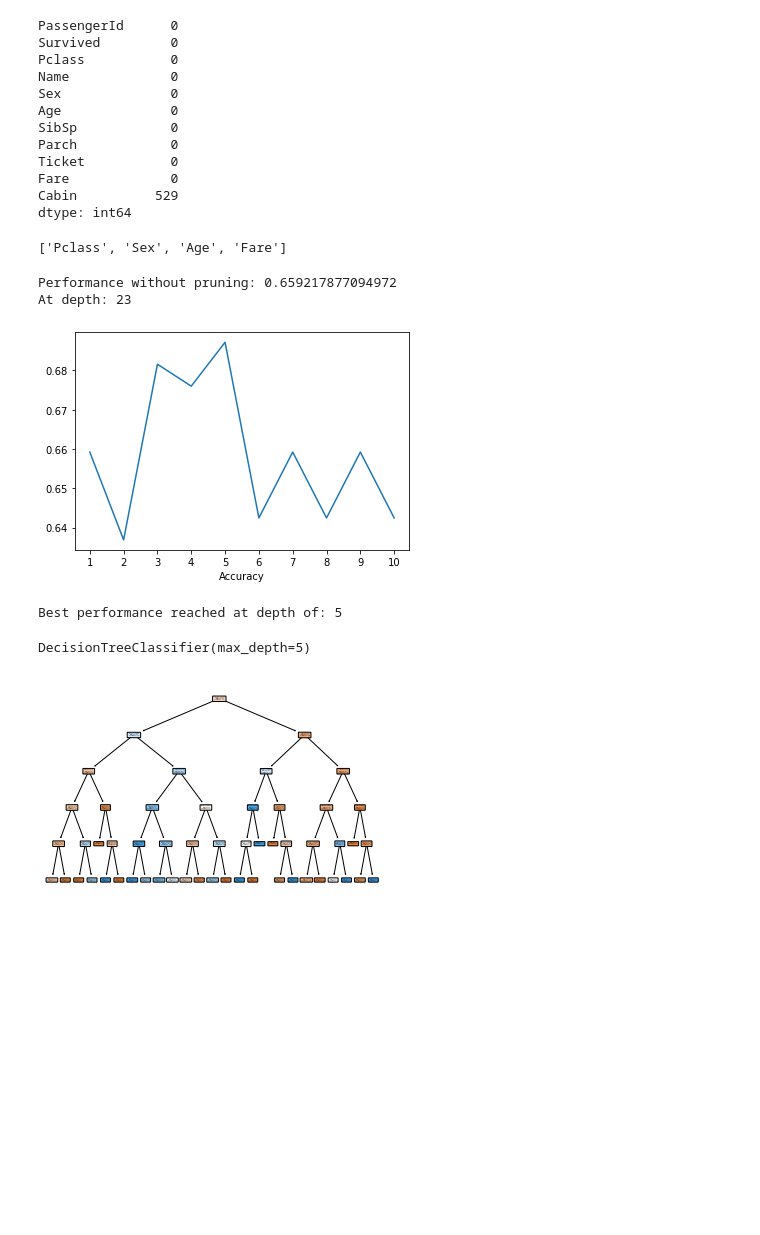
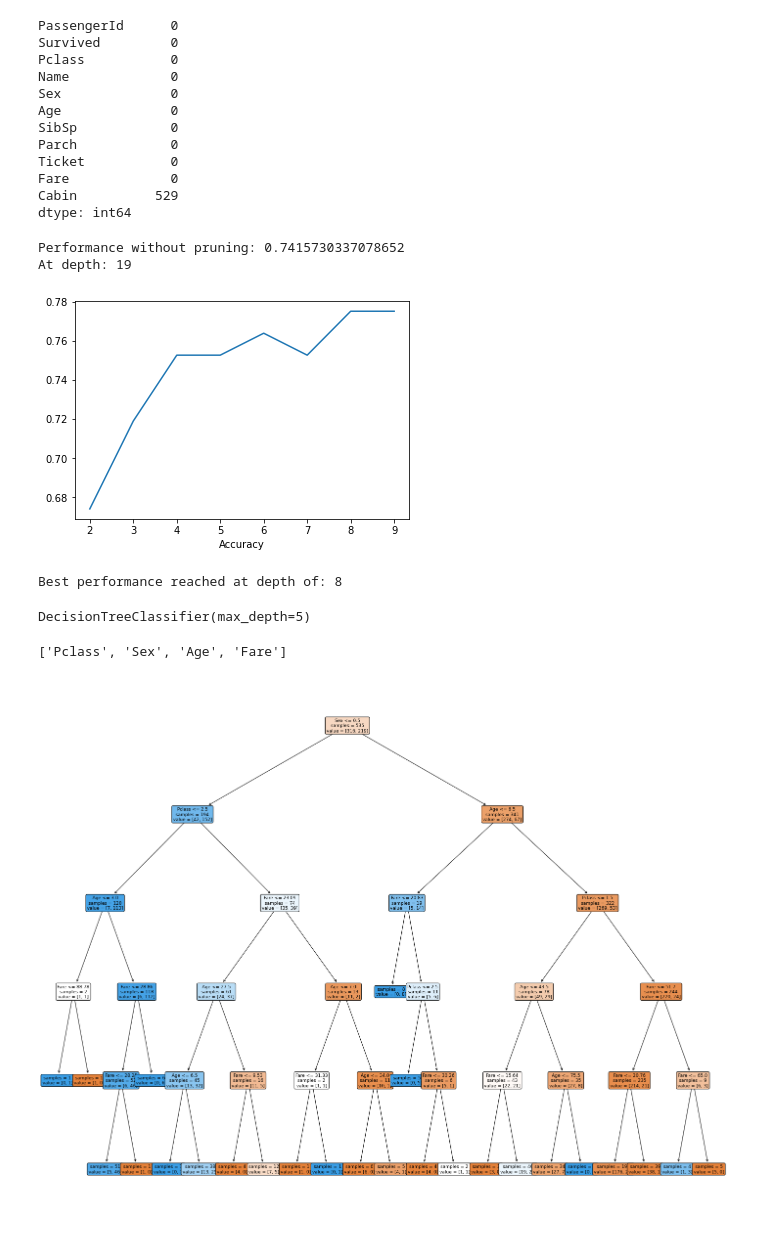
Before and after one commit to joneyemcl/Decision-Tree-experimentation, a Jupyter notebook: task1_tree.ipynb, the cells around one changed output. Cells and saved outputs as stored; diff of their text form; code cells hidden in the pictures; blank space fills up the shorter version.

Commit message:
reporting accuracy on the test set

```diff
--- a/task1_tree.ipynb
+++ b/task1_tree.ipynb
@@ -77,32 +72,29 @@ Ticket           0
 Fare             0
 Cabin          529
 dtype: int64
-# %%
-column_names = data.columns
-column_positions = [2,4,5,9]
-columns_to_use = [column_names[pos] for pos in column_positions]
-columns_to_use
-# %% [output]
-['Pclass', 'Sex', 'Age', 'Fare']
 # %%
 # training a model without pruning
+
 unpruned = DecisionTreeClassifier(max_depth=None, random_state=r)
 unpruned.fit(X_train, y_train)
-print("Performance without pruning:", unpruned.score(X_test, y_test))
+
+print("Performance without pruning:", unpruned.score(X_dev, y_dev))
 print("At depth:", unpruned.tree_.max_depth)
 # %% [output]
-Performance without pruning: 0.659217877094972
-At depth: 23
+Performance without pruning: 0.7415730337078652
+At depth: 19
 # %%
 # looking at effect of pruning
-pruned_depths = range(1,11)
+
+pruned_depths = range(2,10)
 
 pruned_scores = []
 for d in pruned_depths:
-  clf = DecisionTreeClassifier(max_depth=d, random_state=r)
-  clf.fit(X_train, y_train)
-  score = clf.score(X_test, y_test)
-  pruned_scores.append(score)
+
+    clf = DecisionTreeClassifier(max_depth=d, random_state=r)
+    clf.fit(X_train, y_train)
+    score = clf.score(X_dev, y_dev)
+    pruned_scores.append(score)
 
 fig, ax = plt.subplots()
 ax.plot(pruned_depths, pruned_scores)
@@ -111,33 +103,54 @@ plt.xlabel("Accuracy")
 ax.xaxis.set_ticks(pruned_depths)
 plt.show()
 # %% [output]
-[figure, old version]
+[figure, new version]
 # %%
 # fitting the chosen tree
 best_depth = pruned_depths[np.argmax(pruned_scores)]
 print('Best performance reached at depth of:', best_depth)
 
-pruned = DecisionTreeClassifier(max_depth=best_depth)
-pruned.fit(X, y)
+pruned = DecisionTreeClassifier(max_depth=(best_depth-3))
+pruned.fit(X_train, y_train)
 # %% [output]
-Best performance reached at depth of: 5
+Best performance reached at depth of: 8
 DecisionTreeClassifier(max_depth=5)
+# %%
+# columns to use in visual
+
+column_names = data.columns
+column_positions = [2,4,5,9]
+columns_to_use = [column_names[pos] for pos in column_positions]
+columns_to_use
+# %% [output]
+['Pclass', 'Sex', 'Age', 'Fare']
 # %%
 graphviz_installed = False
 
 if (graphviz_installed):
-  export_graphviz(pruned, out_file='pruned_tree.dot', feature_names = iris.feature_names,
+
+    export_graphviz(pruned, out_file='pruned_tree.dot', feature_names = iris.feature_names,
                   rounded = True, proportion = False, precision = 2, filled = True)
 
   # Convert to png using system command
-  call(['dot', '-Tpng', 'pruned_tree.dot', '-o', 'pruned_tree.png', '-Gdpi=600'])
+    call(['dot', '-Tpng', 'pruned_tree.dot', '-o', 'pruned_tree.png', '-Gdpi=600'])
 
 else:
-  fig = plt.figure()
-  tree.plot_tree(pruned,feature_names = columns_to_use,
-                     rounded = True, proportion = False, precision = 2, filled = True) #display tree
-  fig.savefig('pruned_tree.png', dpi=800)
 
-#Image(filename = 'pruned_tree.png', width=400) #uncomment if using graphviz
+    #fig = plt.figure()
+    font_size = 9
+    fig, ax = plt.subplots(figsize=(25, 20))
+    tree.plot_tree(pruned,feature_names = columns_to_use,
+                   rounded = True, proportion = False,
+                   precision = 2, filled = True, fontsize=font_size,
+                   ax=ax, impurity=False)
+    fig.savefig('pruned_tree.png', dpi=800)
+
+
+# Image(filename = 'pruned_tree.png', width=400) #uncomment if using graphviz
+
+# interpreting the visual:
+# value represents the survived column; 0 (did not) or 1 (did survive)
+# sex: 0 == female; 1 == male
+#
 # %% [output]
-[figure, old version]
+[figure, new version]
```
Also changed, not shown: parts of 7 cells of this notebook.
